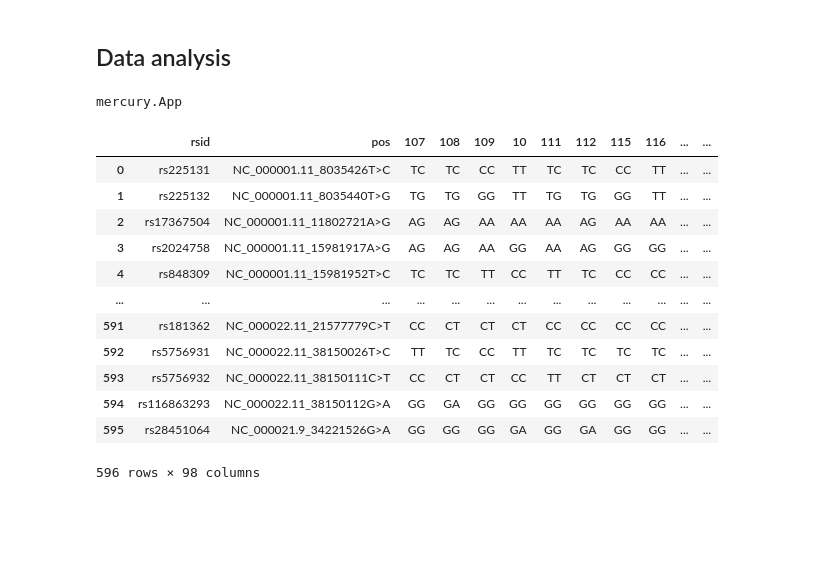
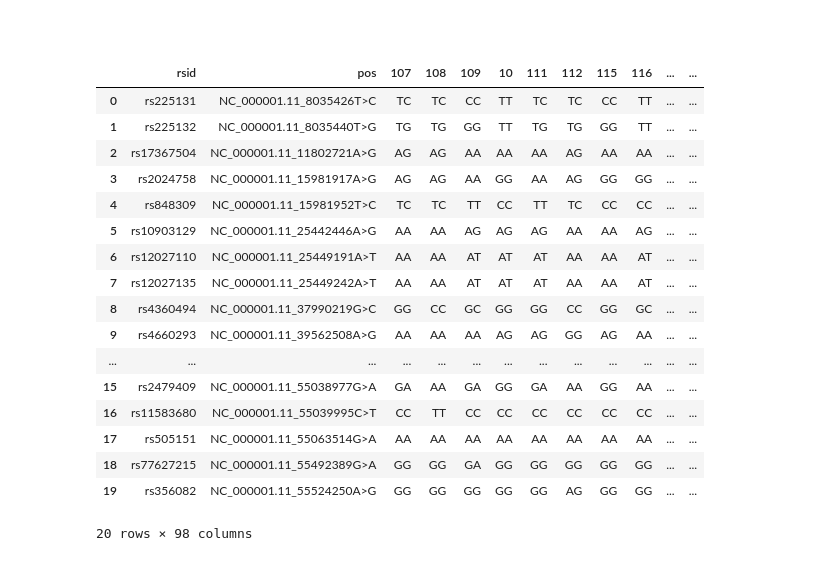
Before and after one commit to Aziza2027/manhattan_pca, a Jupyter notebook: test.ipynb, the cells around one changed output. Saved outputs shown, nothing was run; the diff lists cells and outputs as text; code cells hidden in the pictures; blank space fills up the shorter version.

```diff
--- a/test.ipynb
+++ b/test.ipynb
@@ -1,7 +1,2 @@
 # %% [markdown]
-## Data analysis
+##
-# %%
-import mercury as mr
-app = mr.App(title="DataFrame & Plots 🚀", description="Showcase of Mercury Widgets", show_code = False)
-# %% [output]
-mercury.App
@@ -10,19 +14,24 @@ import pandas as pd
 # %%
-pd.read_csv('./data/data.csv')
+pd.read_csv('./data/data.csv').head(20)
 # %% [output]
 |  | rsid | pos | 107 | 108 | 109 | 10 | 111 | 112 | 115 | 116 | ... | ... |
 | 0 | rs225131 | NC_000001.11_8035426T>C | TC | TC | CC | TT | TC | TC | CC | TT | ... | ... |
 | 1 | rs225132 | NC_000001.11_8035440T>G | TG | TG | GG | TT | TG | TG | GG | TT | ... | ... |
 | 2 | rs17367504 | NC_000001.11_11802721A>G | AG | AG | AA | AA | AA | AG | AA | AA | ... | ... |
 | 3 | rs2024758 | NC_000001.11_15981917A>G | AG | AG | AA | GG | AA | AG | GG | GG | ... | ... |
 | 4 | rs848309 | NC_000001.11_15981952T>C | TC | TC | TT | CC | TT | TC | CC | CC | ... | ... |
+| 5 | rs10903129 | NC_000001.11_25442446A>G | AA | AA | AG | AG | AG | AA | AA | AG | ... | ... |
+| 6 | rs12027110 | NC_000001.11_25449191A>T | AA | AA | AT | AT | AT | AA | AA | AT | ... | ... |
+| 7 | rs12027135 | NC_000001.11_25449242A>T | AA | AA | AT | AT | AT | AA | AA | AT | ... | ... |
+| 8 | rs4360494 | NC_000001.11_37990219G>C | GG | CC | GC | GG | GG | CC | GG | GC | ... | ... |
+| 9 | rs4660293 | NC_000001.11_39562508A>G | AA | AA | AA | AG | AG | GG | AG | AA | ... | ... |
 | ... | ... | ... | ... | ... | ... | ... | ... | ... | ... | ... | ... | ... |
-| 591 | rs181362 | NC_000022.11_21577779C>T | CC | CT | CT | CT | CC | CC | CC | CC | ... | ... |
-| 592 | rs5756931 | NC_000022.11_38150026T>C | TT | TC | CC | TT | TC | TC | TC | TC | ... | ... |
-| 593 | rs5756932 | NC_000022.11_38150111C>T | CC | CT | CT | CC | TT | CT | CT | CT | ... | ... |
-| 594 | rs116863293 | NC_000022.11_38150112G>A | GG | GA | GG | GG | GG | GG | GG | GG | ... | ... |
-| 595 | rs28451064 | NC_000021.9_34221526G>A | GG | GG | GG | GA | GG | GA | GG | GG | ... | ... |
+| 15 | rs2479409 | NC_000001.11_55038977G>A | GA | AA | GA | GG | GA | AA | GG | AA | ... | ... |
+| 16 | rs11583680 | NC_000001.11_55039995C>T | CC | TT | CC | CC | CC | CC | CC | CC | ... | ... |
+| 17 | rs505151 | NC_000001.11_55063514G>A | AA | AA | AA | AA | AA | AA | AA | AA | ... | ... |
+| 18 | rs77627215 | NC_000001.11_55492389G>A | GG | GG | GA | GG | GG | GG | GG | GG | ... | ... |
+| 19 | rs356082 | NC_000001.11_55524250A>G | GG | GG | GG | GG | GG | AG | GG | GG | ... | ... |
-596 rows × 98 columns
+20 rows × 98 columns
 # %%
 
 import plotly.graph_objects as go
```
Also changed, not shown: parts of 3 cells of this notebook, 8 other files.
